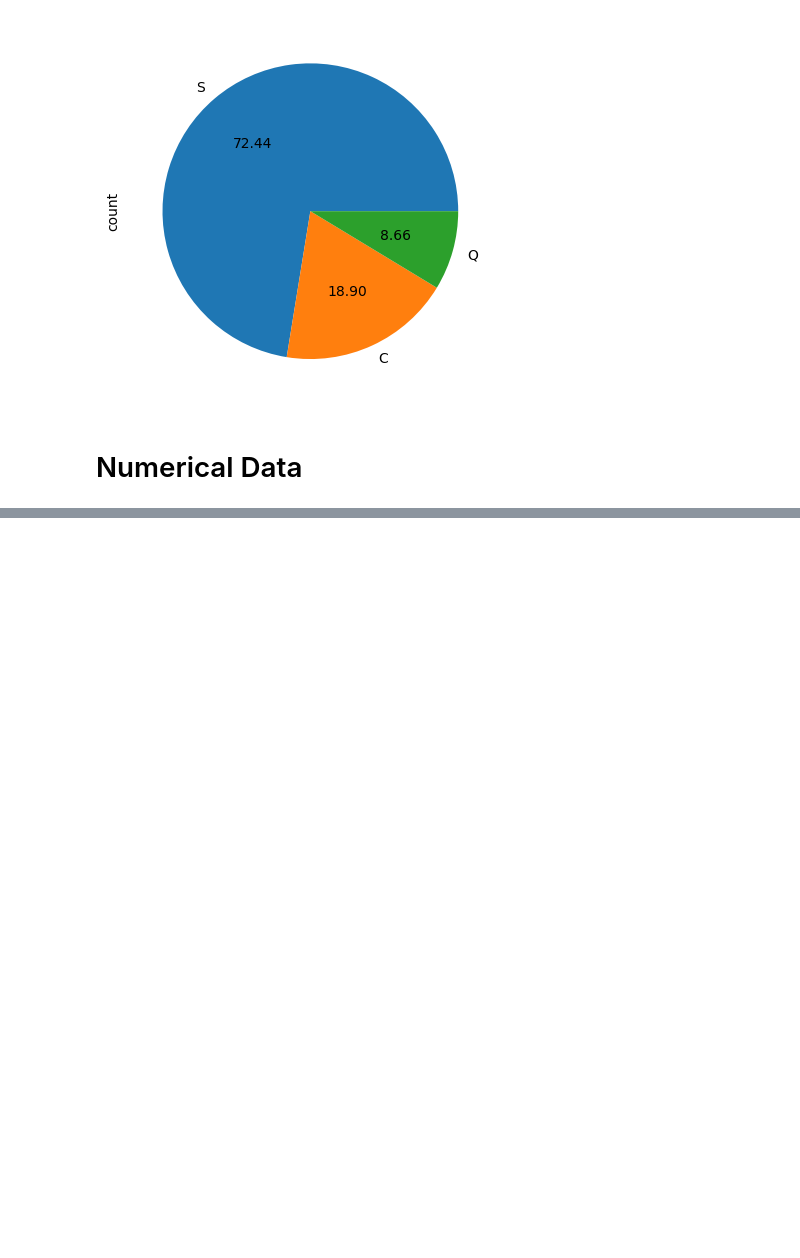
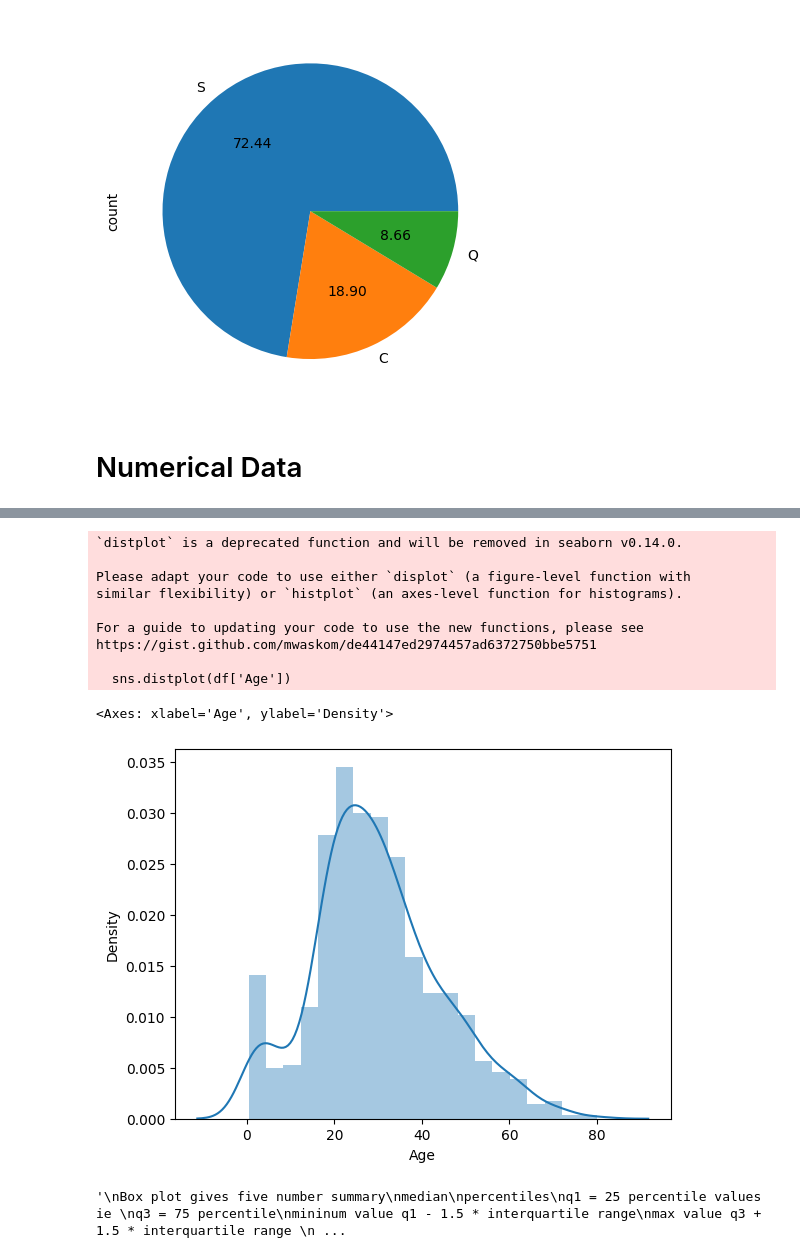
Before and after one commit to Adarsh-5harma/hell-yeah, a Jupyter notebook: Univariate_Analysis.ipynb, the cells around one changed output, grey strips where cells are left out. Drawn from its saved outputs; the diff is of its cells as text; code cells hidden in the pictures; blank space fills up the shorter version.

```diff
--- a/Univariate_Analysis.ipynb
+++ b/Univariate_Analysis.ipynb
@@ -230,0 +284,35 @@ df['Embarked'].value_counts().plot(kind='pie',autopct='%.2f')
+# %%
+# distplot
+sns.distplot(df['Age'])
+
+# Probability Density function
+# %% [output]
+`distplot` is a deprecated function and will be removed in seaborn v0.14.0.
+
+Please adapt your code to use either `displot` (a figure-level function with
+similar flexibility) or `histplot` (an axes-level function for histograms).
+
+For a guide to updating your code to use the new functions, please see
+https://gist.github.com/mwaskom/de44147ed2974457ad6372750bbe5751
+
+  sns.distplot(df['Age'])
+<Axes: xlabel='Age', ylabel='Density'>
+[figure, added]
+# %%
+# Boxplot
+'''
+Box plot gives five number summary
+median
+percentiles
+q1 = 25 percentile values ie
+q3 = 75 percentile
+mininum value q1 - 1.5 * interquartile range
+max value q3 + 1.5 * interquartile range
+outliers can be seen ie those outside the minimun and mx value or outside box plot
+
+
+box plot also show skewness
+
+'''
+# %% [output]
+'\nBox plot gives five number summary\nmedian\npercentiles\nq1 = 25 percentile values ie \nq3 = 75 percentile\nmininum value q1 - 1.5 * interquartile range\nmax value q3 + 1.5 * interquartile range \n ...
```
Also changed, not shown: parts of 13 cells of this notebook.
